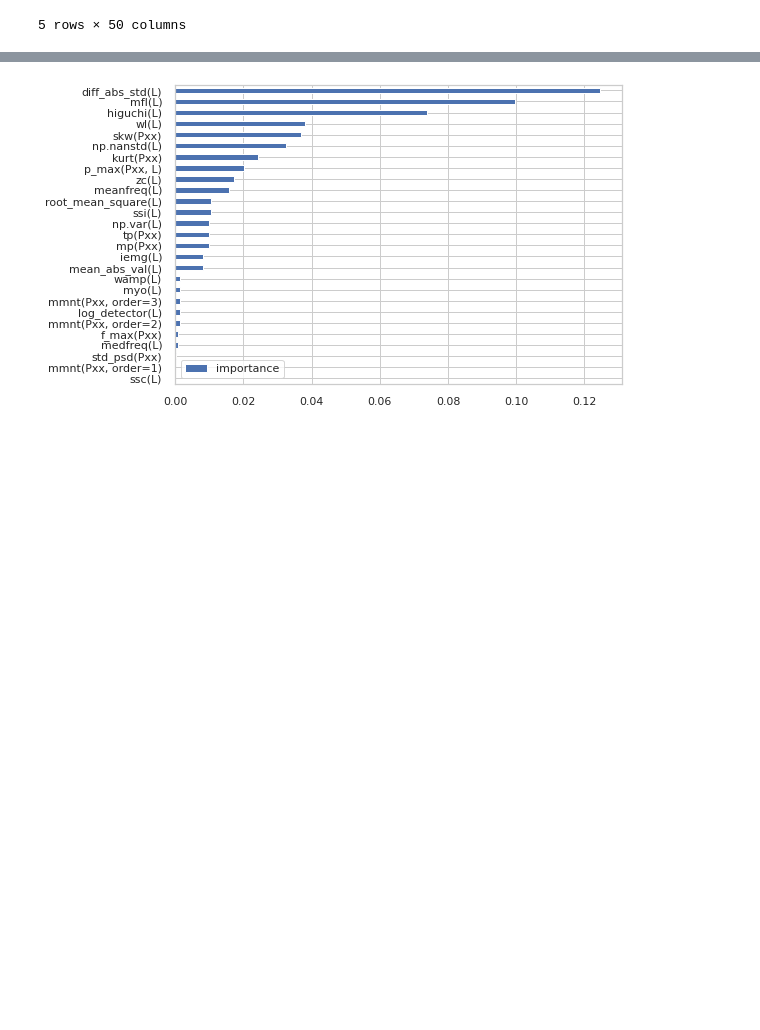
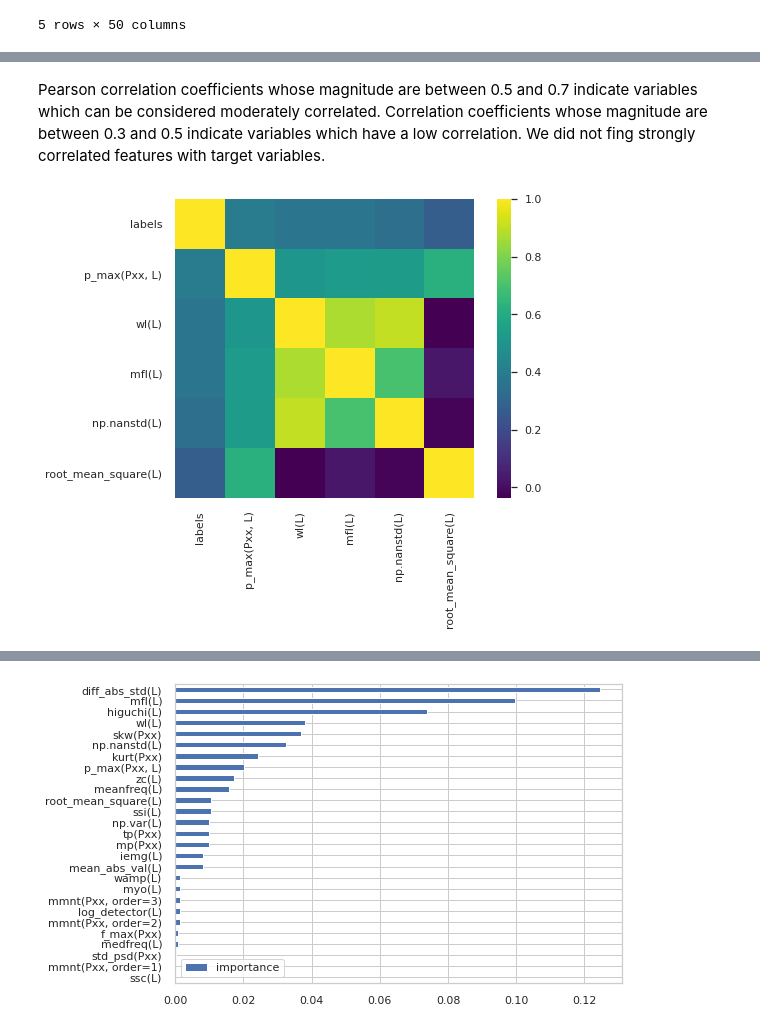
Before and after one commit to spolex/spiral, a Jupyter notebook: notebooks/202011_spiral_extracted_features_exploration.ipynb, the cells around one changed output, grey strips where cells are left out. Cells and saved outputs as stored; diff of their text form; code cells hidden in the pictures; blank space fills up the shorter version.

```diff
--- a/notebooks/202011_spiral_extracted_features_exploration.ipynb
+++ b/notebooks/202011_spiral_extracted_features_exploration.ipynb
@@ -104,0 +105,6 @@ plt.plot([0.005, 0.005],[-1.0,10.0], 'k-', lw=2)
+# %% [markdown]
+Pearson correlation coefficients whose magnitude are between 0.5 and 0.7 indicate variables which can be considered moderately correlated. Correlation coefficients whose magnitude are between 0.3 and 0.5 indicate variables which have a low correlation. We did not fing strongly correlated features with target variables.
+# %%
+_=sns.heatmap(corrMatrix[top5.index].loc[top5.index], square=True, cmap="viridis")
+# %% [output]
+[figure, added]
```
Also changed, not shown: parts of 26 cells of this notebook, 1 other file.
